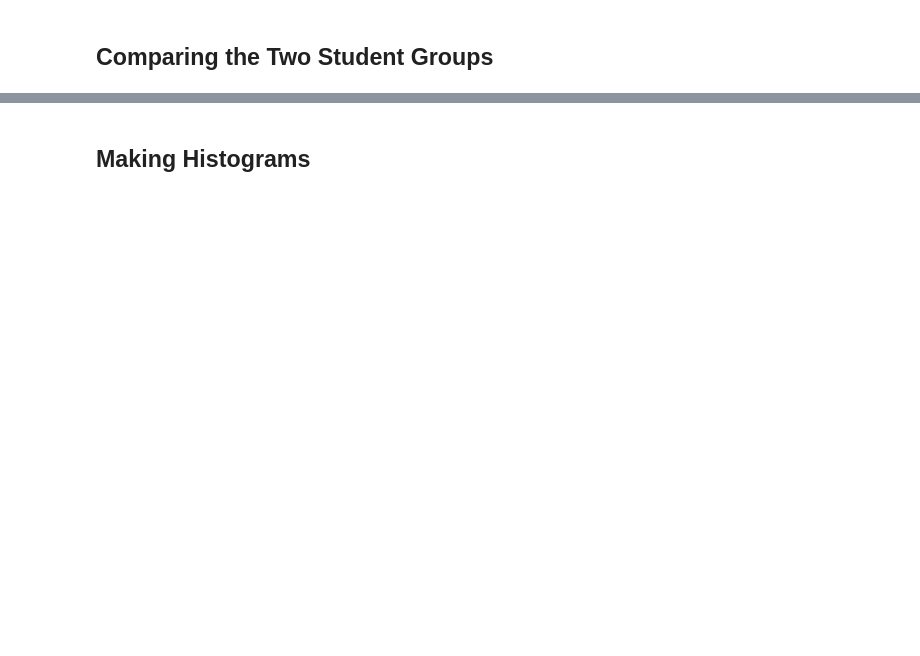
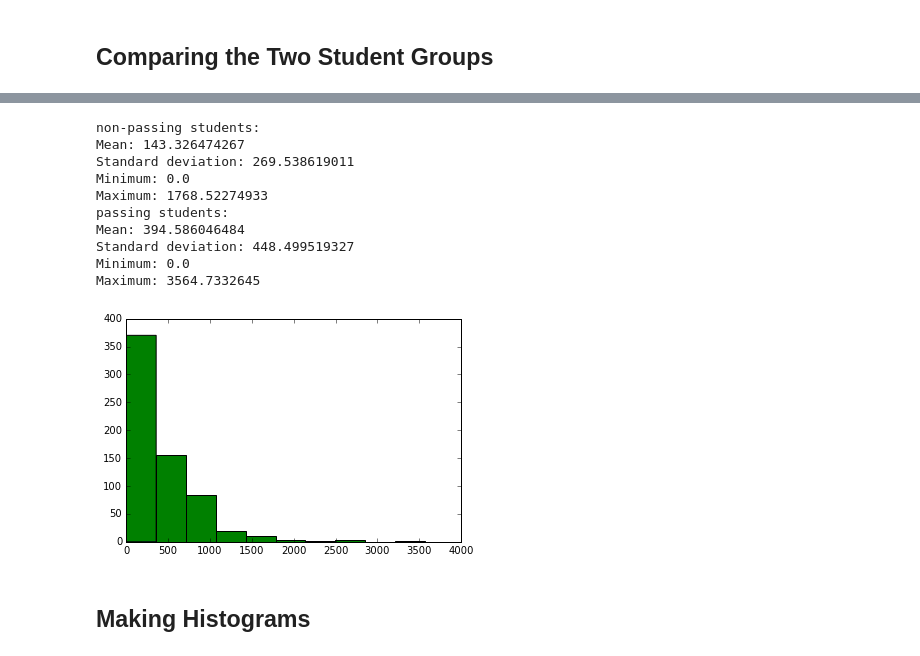
Before and after one commit to krismanaya/udacity_data_analyst, a Jupyter notebook: project_2/L1_Starter_Code.ipynb, the cells around one changed output, grey strips where cells are left out. Cells and saved outputs as stored; diff of their text form; code cells hidden in the pictures; blank space fills up the shorter version.

```diff
--- a/project_2/L1_Starter_Code.ipynb
+++ b/project_2/L1_Starter_Code.ipynb
@@ -345,5 +437,26 @@ print 'Maximum:', np.max(total_minutes)
 
 subway_project_lesson_keys = ['746169184', '3176718735']
 
-passing_engagement =
-non_passing_engagement =
+pass_subway_project = set()
+
+for submission in paid_submissions:
+    project = submission['lesson_key']
+    rating = submission['assigned_rating']
+
+    if ((project in subway_project_lesson_keys) and
+            (rating == 'PASSED' or rating == 'DISTINCTION')):
+        pass_subway_project.add(submission['account_key'])
+
+len(pass_subway_project)
+
+passing_engagement = []
+non_passing_engagement = []
+
+for engagement_record in paid_engagement_in_first_week:
+    if engagement_record['account_key'] in pass_subway_project:
+        passing_engagement.append(engagement_record)
+    else:
+        non_passing_engagement.append(engagement_record)
+
+print len(passing_engagement)
+print len(non_passing_engagement)
@@ -352,12 +488,36 @@ non_passing_engagement =
 # %%
-######################################
-#                 12                 #
-######################################
-
 ## Compute some metrics you're interested in and see how they differ for
 ## students who pass the subway project vs. students who don't. A good
 ## starting point would be the metrics we looked at earlier (minutes spent
 ## in the classroom, lessons completed, and days visited).
+passing_engagement_by_account = group_data(passing_engagement,
+                                           'account_key')
+non_passing_engagement_by_account = group_data(non_passing_engagement,
+                                               'account_key')
+
+print 'non-passing students:'
+non_passing_minutes = sum_grouped_items(
+    non_passing_engagement_by_account,
+    'total_minutes_visited')
+describe_data(non_passing_minutes.values())
+
+print 'passing students:'
+passing_minutes = sum_grouped_items(
+    passing_engagement_by_account,
+    'total_minutes_visited')
+describe_data(passing_minutes.values())
+# %% [output]
+non-passing students:
+Mean: 143.326474267
+Standard deviation: 269.538619011
+Minimum: 0.0
+Maximum: 1768.52274933
+passing students:
+Mean: 394.586046484
+Standard deviation: 448.499519327
+Minimum: 0.0
+Maximum: 3564.7332645
+[figure, added]
 # %% [markdown]
 ## Making Histograms
 # %%
```
Also changed, not shown: parts of 34 cells of this notebook, 13 other files.
